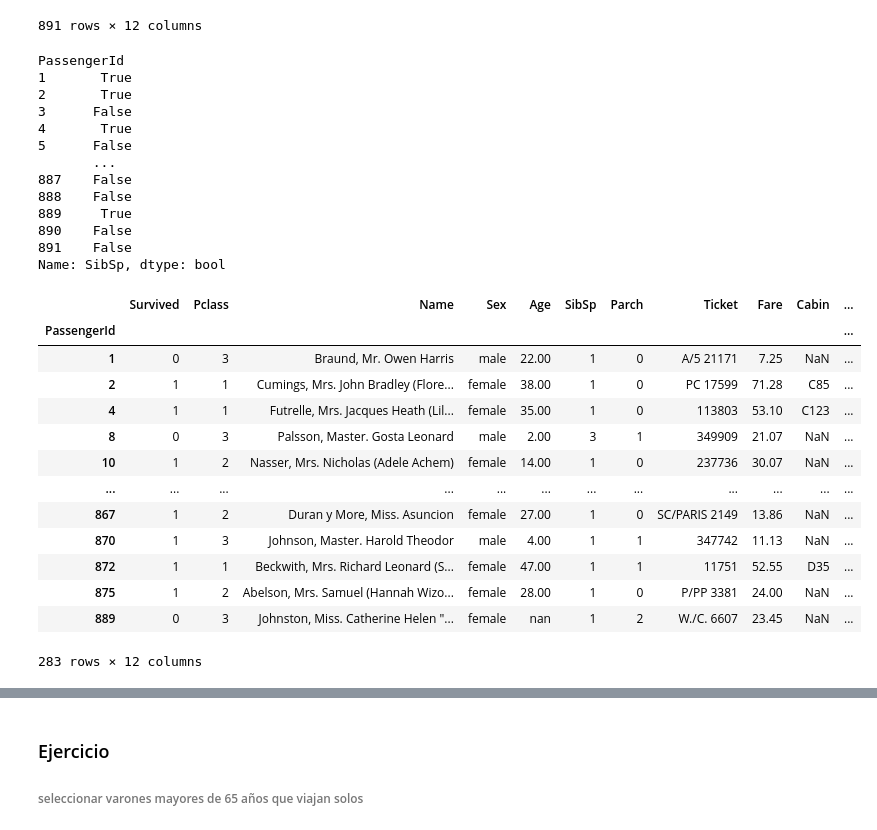
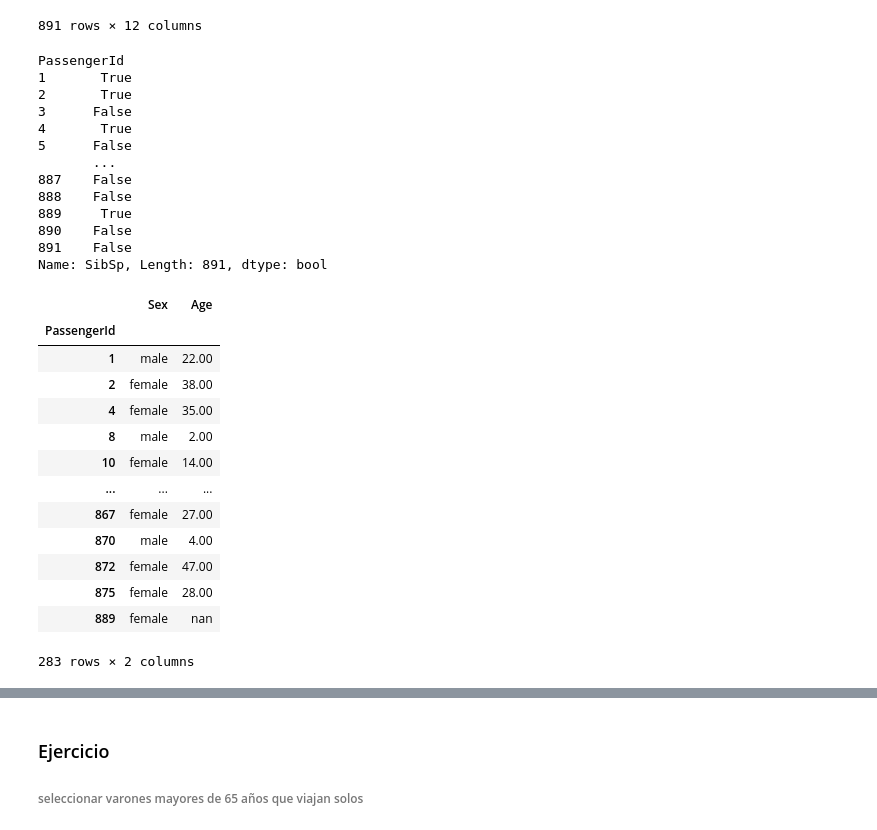
Before and after one commit to Argentan/DMA_LAB2, a Jupyter notebook: tutoriales/02_manejo de datos - pandas.ipynb, the cells around one changed output, grey strips where cells are left out. Cells and saved outputs as stored; diff of their text form; code cells hidden in the pictures.

```diff
--- a/tutoriales/02_manejo de datos - pandas.ipynb
+++ b/tutoriales/02_manejo de datos - pandas.ipynb
@@ -33,6 +33,6 @@ pd.options.display.max_rows = 10
 pd.options.display.float_format = '{:,.2f}'.format
 plt.rcParams['figure.figsize'] = (16, 12)
 # %%
-data = pd.read_csv("../data/titanic.csv")
+data = pd.read_csv("../data/titanic.csv", index_col="PassengerId")
 data
 # %% [output]
@@ -61,4 +65 @@ Index(['PassengerId', 'Survived', 'Pclass', 'Name', 'Sex', 'Age', 'SibSp',
       dtype='object')
-# %%
-data.set_index("PassengerId").index
-data
@@ -79,8 +66,2 @@ data
 # %% [markdown]
 Las estructuras de datos en pandas, por lo general, no son modificadas en vivo con comandos como `set_index`, para hacer eso es necesario cambiar el argumento `inplace` o reasignar la variables
-# %%
-#se puede hacer esto
-data.set_index("PassengerId", inplace=True)
-# o esto
-# data = data.set_index("PassengerId")
-data
@@ -427,22 +432,22 @@ PassengerId
 889     True
 890    False
 891    False
-Name: SibSp, dtype: bool
+Name: SibSp, Length: 891, dtype: bool
 # %%
 #otra forma de filtrar es con mascaras binarias (`boolean`)
-data[data.SibSp > 0]
+data[data.SibSp > 0][["Sex", "Age"]]
 # %% [output]
-|  | Survived | Pclass | Name | Sex | Age | SibSp | Parch | Ticket | Fare | Cabin | ... |
-| PassengerId |  |  |  |  |  |  |  |  |  |  | ... |
-| 1 | 0 | 3 | Braund, Mr. Owen Harris | male | 22.00 | 1 | 0 | A/5 21171 | 7.25 | NaN | ... |
-| 2 | 1 | 1 | Cumings, Mrs. John Bradley (Flore... | female | 38.00 | 1 | 0 | PC 17599 | 71.28 | C85 | ... |
-| 4 | 1 | 1 | Futrelle, Mrs. Jacques Heath (Lil... | female | 35.00 | 1 | 0 | 113803 | 53.10 | C123 | ... |
-| 8 | 0 | 3 | Palsson, Master. Gosta Leonard | male | 2.00 | 3 | 1 | 349909 | 21.07 | NaN | ... |
-| 10 | 1 | 2 | Nasser, Mrs. Nicholas (Adele Achem) | female | 14.00 | 1 | 0 | 237736 | 30.07 | NaN | ... |
-| ... | ... | ... | ... | ... | ... | ... | ... | ... | ... | ... | ... |
-| 867 | 1 | 2 | Duran y More, Miss. Asuncion | female | 27.00 | 1 | 0 | SC/PARIS 2149 | 13.86 | NaN | ... |
-| 870 | 1 | 3 | Johnson, Master. Harold Theodor | male | 4.00 | 1 | 1 | 347742 | 11.13 | NaN | ... |
-| 872 | 1 | 1 | Beckwith, Mrs. Richard Leonard (S... | female | 47.00 | 1 | 1 | 11751 | 52.55 | D35 | ... |
-| 875 | 1 | 2 | Abelson, Mrs. Samuel (Hannah Wizo... | female | 28.00 | 1 | 0 | P/PP 3381 | 24.00 | NaN | ... |
-| 889 | 0 | 3 | Johnston, Miss. Catherine Helen "... | female | nan | 1 | 2 | W./C. 6607 | 23.45 | NaN | ... |
+|  | Sex | Age |
+| PassengerId |  |  |
+| 1 | male | 22.00 |
+| 2 | female | 38.00 |
+| 4 | female | 35.00 |
+| 8 | male | 2.00 |
+| 10 | female | 14.00 |
+| ... | ... | ... |
+| 867 | female | 27.00 |
+| 870 | male | 4.00 |
+| 872 | female | 47.00 |
+| 875 | female | 28.00 |
+| 889 | female | nan |
-283 rows × 12 columns
+283 rows × 2 columns
```
Also changed, not shown: parts of 41 cells of this notebook, 8 other files.
